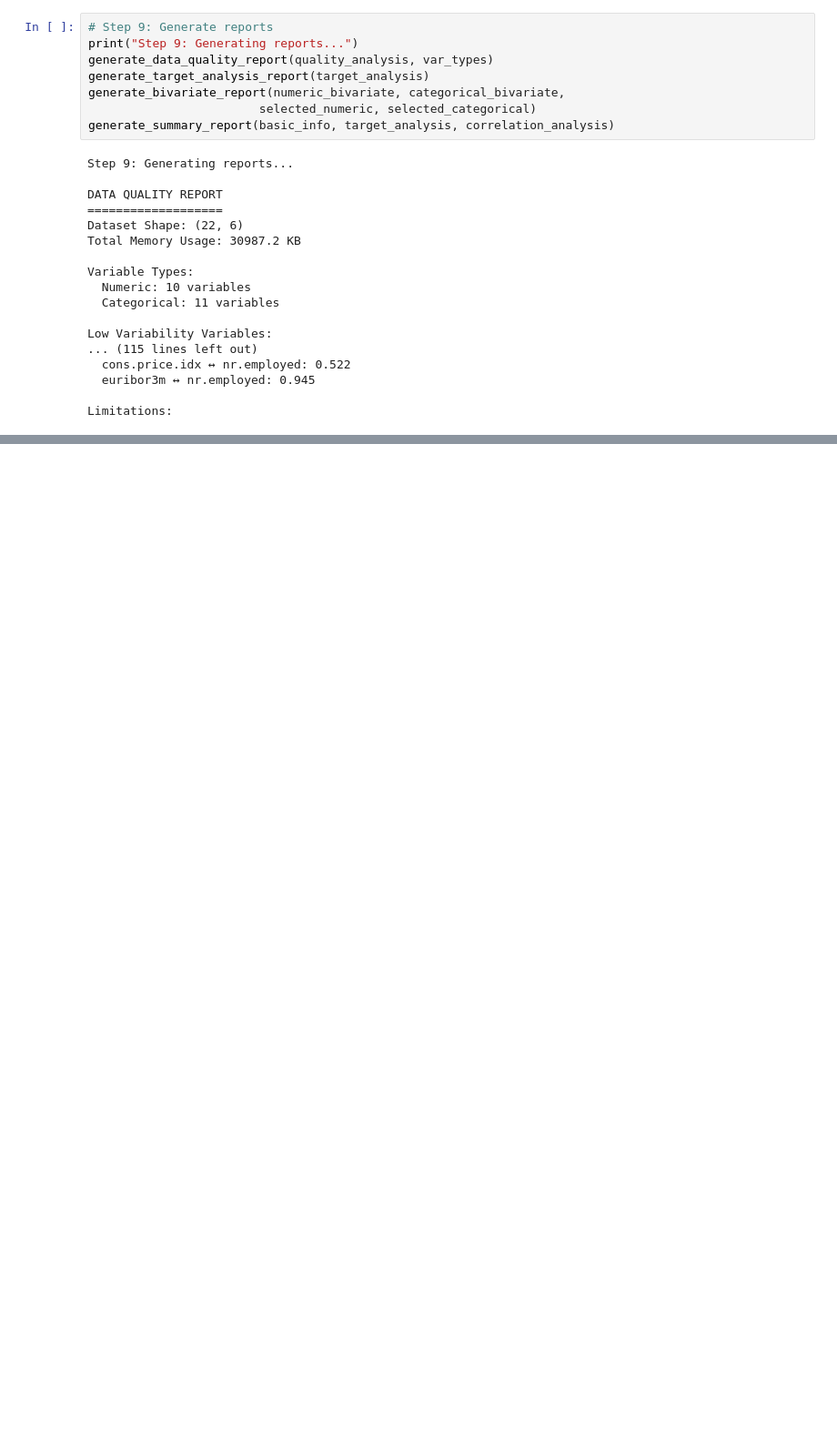
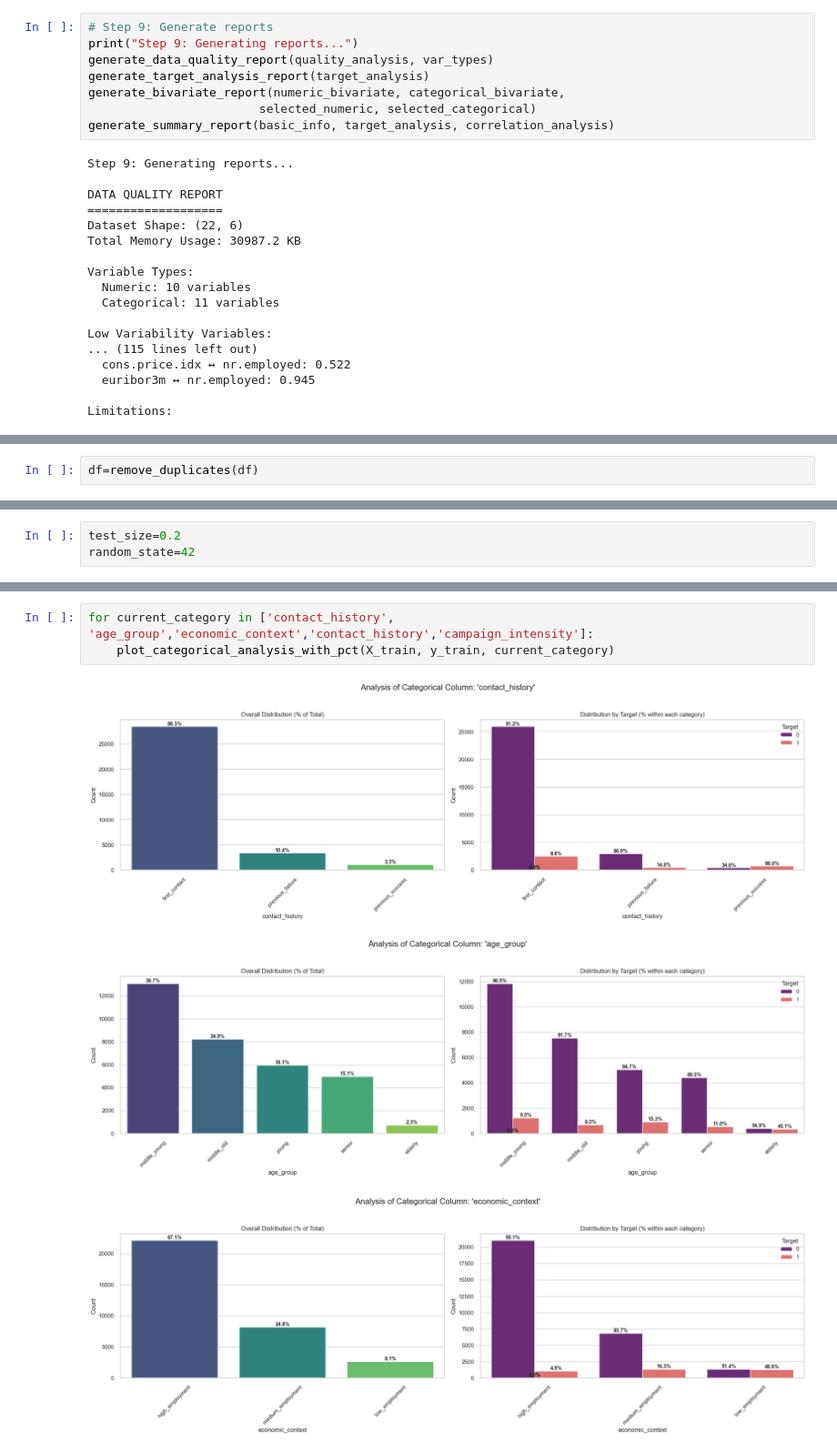
Before and after one commit to maxiplux/analisis-de-datos-final-project, a Jupyter notebook: Juan-Mosquera-Project.ipynb, the cells around one changed output, grey strips where cells are left out. Shown at 91% size. Cells and saved outputs as stored; diff of their text form; blank space fills up the shorter version.

```diff
--- a/Juan-Mosquera-Project.ipynb
+++ b/Juan-Mosquera-Project.ipynb
@@ -406,0 +478,2 @@ Limitations:
+# %%
+df=remove_duplicates(df)
@@ -406,0 +487,3 @@ Limitations:
+# %%
+test_size=0.2
+random_state=42
@@ -406,0 +625,7 @@ Limitations:
+# %%
+for current_category in ['contact_history', 'age_group','economic_context','contact_history','campaign_intensity']:
+    plot_categorical_analysis_with_pct(X_train, y_train, current_category)
+# %% [output]
+[figure, added]
+[figure, added]
+[figure, added]
```
Also changed, not shown: parts of 26 cells of this notebook, 7 other files.
